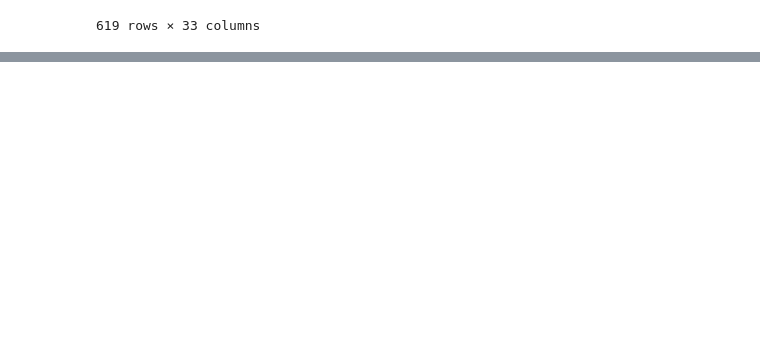
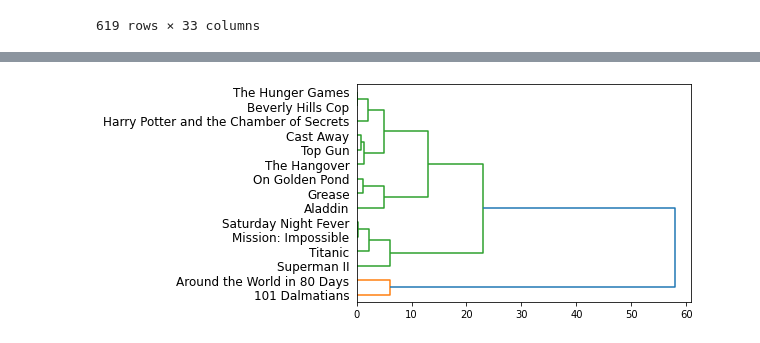
Before and after one commit to JasonTPhillipsJr/DataProcessing_P4, a Jupyter notebook: Project4.ipynb, the cells around one changed output, grey strips where cells are left out. Drawn from its saved outputs; the diff is of its cells as text; code cells hidden in the pictures; blank space fills up the shorter version.

```diff
--- a/Project4.ipynb
+++ b/Project4.ipynb
@@ -81,0 +202,6 @@ pd.DataFrame(centroids, columns = data.columns)
+# %%
+#Hierachical Clustering - Complete Link
+Z = hierarchy.linkage(X.values, 'complete')
+dn = hierarchy.dendrogram(Z,labels=titles.tolist(),orientation='right')
+# %% [output]
+[figure, added]
```
Also changed, not shown: parts of 12 cells of this notebook.
